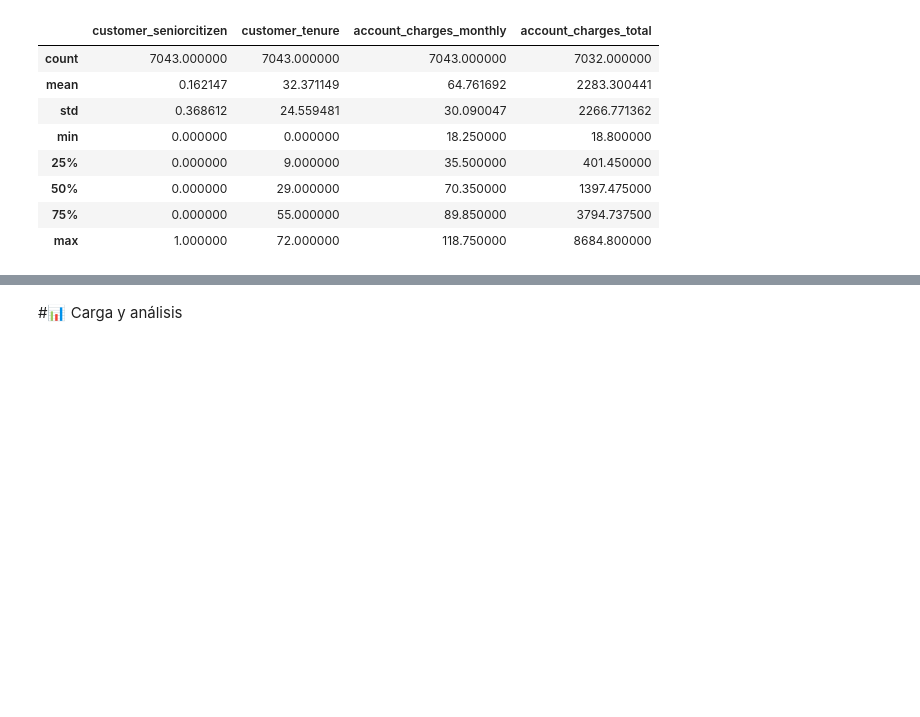
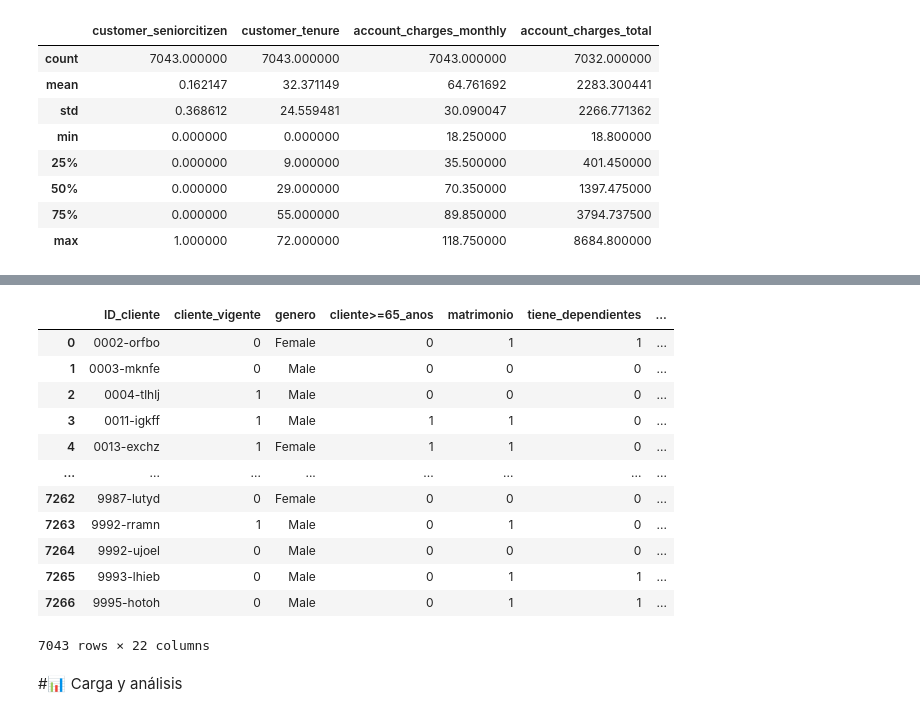
Before and after one commit to Starleen1996/Challenger_Telecom_Latam, a Jupyter notebook: TelecomX_LATAM.ipynb, the cells around one changed output, grey strips where cells are left out. Drawn from its saved outputs; the diff is of its cells as text; code cells hidden in the pictures; blank space fills up the shorter version.

```diff
--- a/TelecomX_LATAM.ipynb
+++ b/TelecomX_LATAM.ipynb
@@ -332,0 +379,26 @@ df_clientes_LATAM.head()
+# %%
+## Vamos a cambiar el nombre de las columnas para entender mas facil
+
+df_clientes_LATAM.rename(columns={
+    'customerid': 'ID_cliente',
+    'churn': 'cliente_vigente',
+    'customer_gender': 'genero',
+    'customer_seniorcitizen': 'cliente>=65_anos',
+    'customer_partner':'matrimonio',
+    'customer_dependents':'tiene_dependientes',
+    'customer_tenure':'#_meses_contrato',
+    'phone_phoneservice':'servicio_telefonico',
+    'phone_multiplelines':'suscripcion>1_linea',
+    'suscipcion_internet':'suscripcion_internet',
+    'internet_onlinesecurity':'suscripcion_seguridad_linea',
+    'internet_onlinebackup':'suscripcion_de_respaldo',
+    'internet_deviceprotection':'suscripcion_proteccion',
+    'internet_techsupport':'suscripcion_soporte',
+    'internet_streamingtv':'suscripcion_tv_cable',
+    'internet_streamingmovies':'suscripcion_peliculas',
+    'account_contract':'tipo_contrato',
+    'account_paperlessbilling':'factura_electronica',
+    'account_paymentmethod': 'forma_pago',
+    'account_charges_monthly': 'total_servicios_mes',
+    'account_charges_total':'total_pagado_cliente'
+}, inplace=True)
@@ -332,0 +417,13 @@ df_clientes_LATAM.head()
+# %%
+## Vamos a remplazar los valores de YES Y NO en el dataframe para manejar numeros binarios
+
+df_clientes_LATAM.replace({'Yes': 1, 'No': 0}, inplace=True)
+# %%
+# Elimina espacios y pone todo en mayúsculas o minúsculas
+#applymap(...) Aplica una función a cada celda individual del DataFrame. (A diferencia de apply, que actúa sobre filas o columnas completas).
+#x.strip(): elimina espacios al inicio y al final.
+#.capitalize(): pone la primera letra en mayúscula y el resto en minúscula.
+
+df_clientes_LATAM = df_clientes_LATAM.applymap(lambda x: x.strip().capitalize() if isinstance(x, str) else x)
+# %%
+df_clientes_LATAM.replace({'Yes': 1, 'No': 0}, inplace=True)
@@ -333,3 +465,19 @@ df_clientes_LATAM.head()
+# %%
+df_clientes_LATAM
+# %% [output]
+|  | ID_cliente | cliente_vigente | genero | cliente>=65_anos | matrimonio | tiene_dependientes | ... |
+| 0 | 0002-orfbo | 0 | Female | 0 | 1 | 1 | ... |
+| 1 | 0003-mknfe | 0 | Male | 0 | 0 | 0 | ... |
+| 2 | 0004-tlhlj | 1 | Male | 0 | 0 | 0 | ... |
+| 3 | 0011-igkff | 1 | Male | 1 | 1 | 0 | ... |
+| 4 | 0013-exchz | 1 | Female | 1 | 1 | 0 | ... |
+| ... | ... | ... | ... | ... | ... | ... | ... |
+| 7262 | 9987-lutyd | 0 | Female | 0 | 0 | 0 | ... |
+| 7263 | 9992-rramn | 1 | Male | 0 | 1 | 0 | ... |
+| 7264 | 9992-ujoel | 0 | Male | 0 | 0 | 0 | ... |
+| 7265 | 9993-lhieb | 0 | Male | 0 | 1 | 1 | ... |
+| 7266 | 9995-hotoh | 0 | Male | 0 | 1 | 1 | ... |
+7043 rows × 22 columns
 # %% [markdown]
 #📊 Carga y análisis
 # %% [markdown]
```
Also changed, not shown: parts of 13 cells of this notebook.
